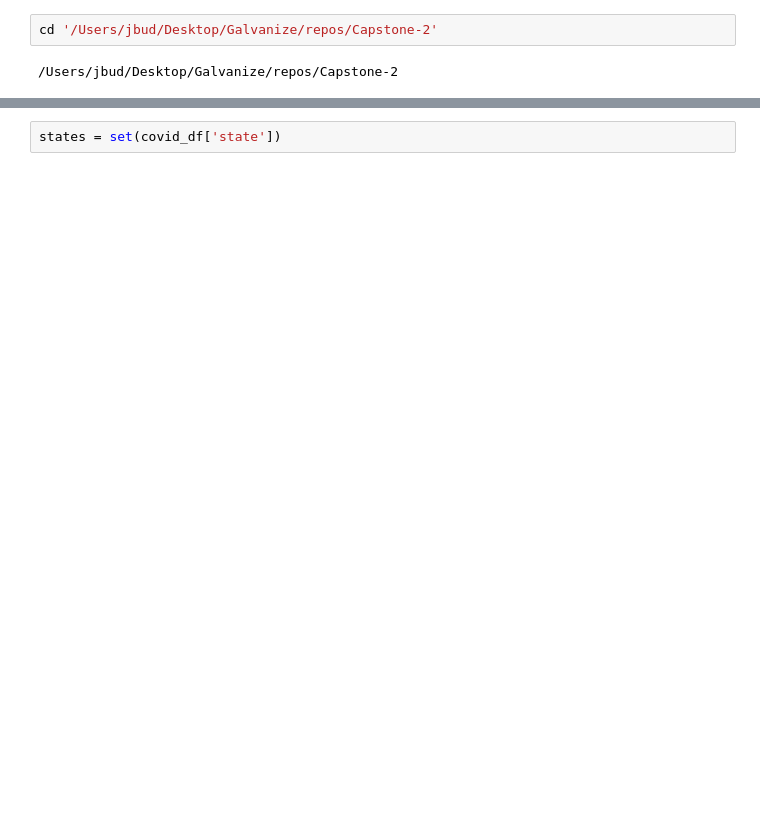
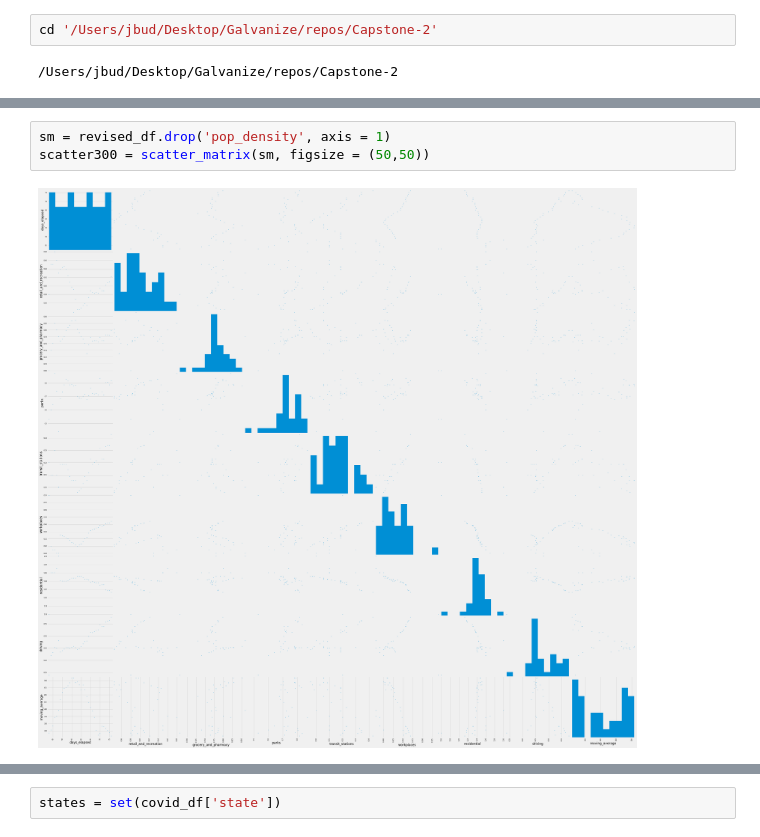
Before and after one commit to Jbudnick/Covid-19-Forecasting, a Jupyter notebook: notebooks/EDA.ipynb, the cells around one changed output, grey strips where cells are left out. Drawn from its saved outputs; the diff is of its cells as text; blank space fills up the shorter version.

```diff
--- a/notebooks/EDA.ipynb
+++ b/notebooks/EDA.ipynb
@@ -298,0 +344,5 @@ covid_df
+# %%
+sm = revised_df.drop('pop_density', axis = 1)
+scatter300 = scatter_matrix(sm, figsize = (50,50))
+# %% [output]
+[figure, added]
```
Also changed, not shown: parts of 109 cells of this notebook, 7 other files.
